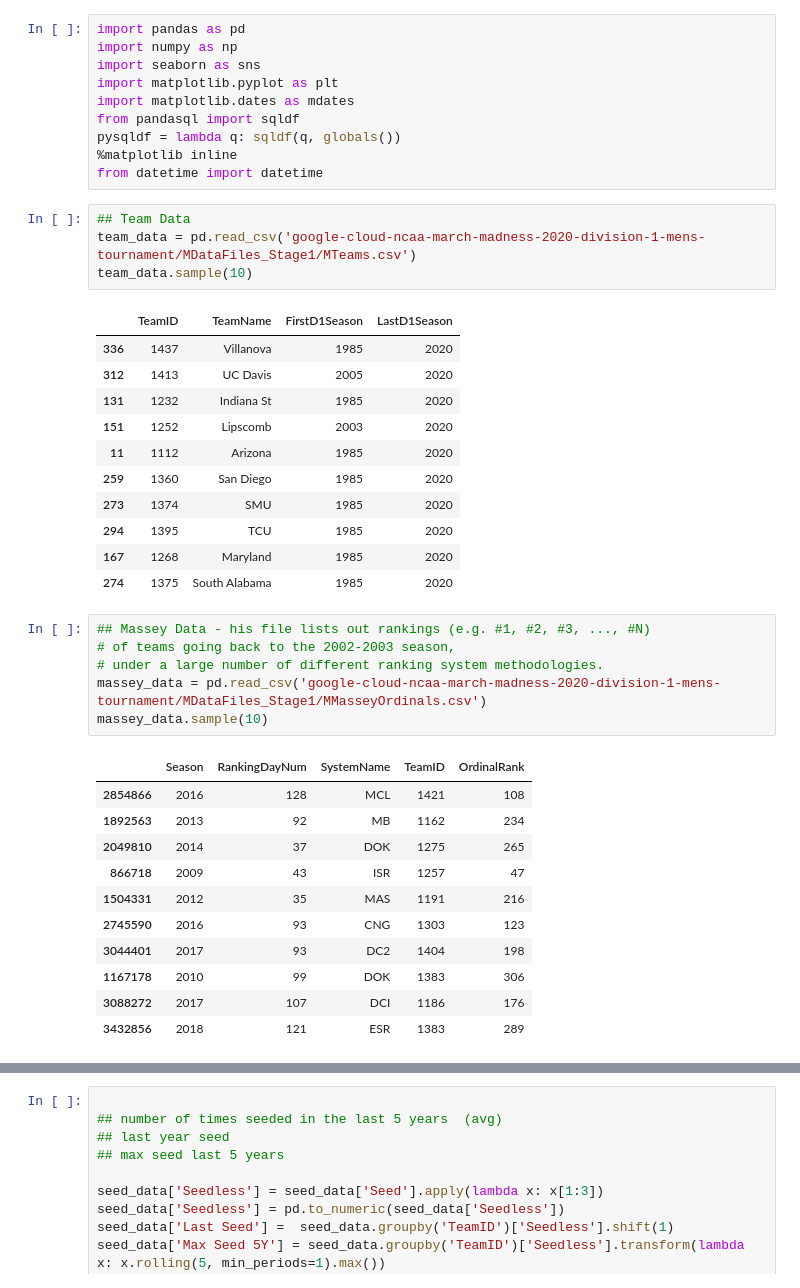
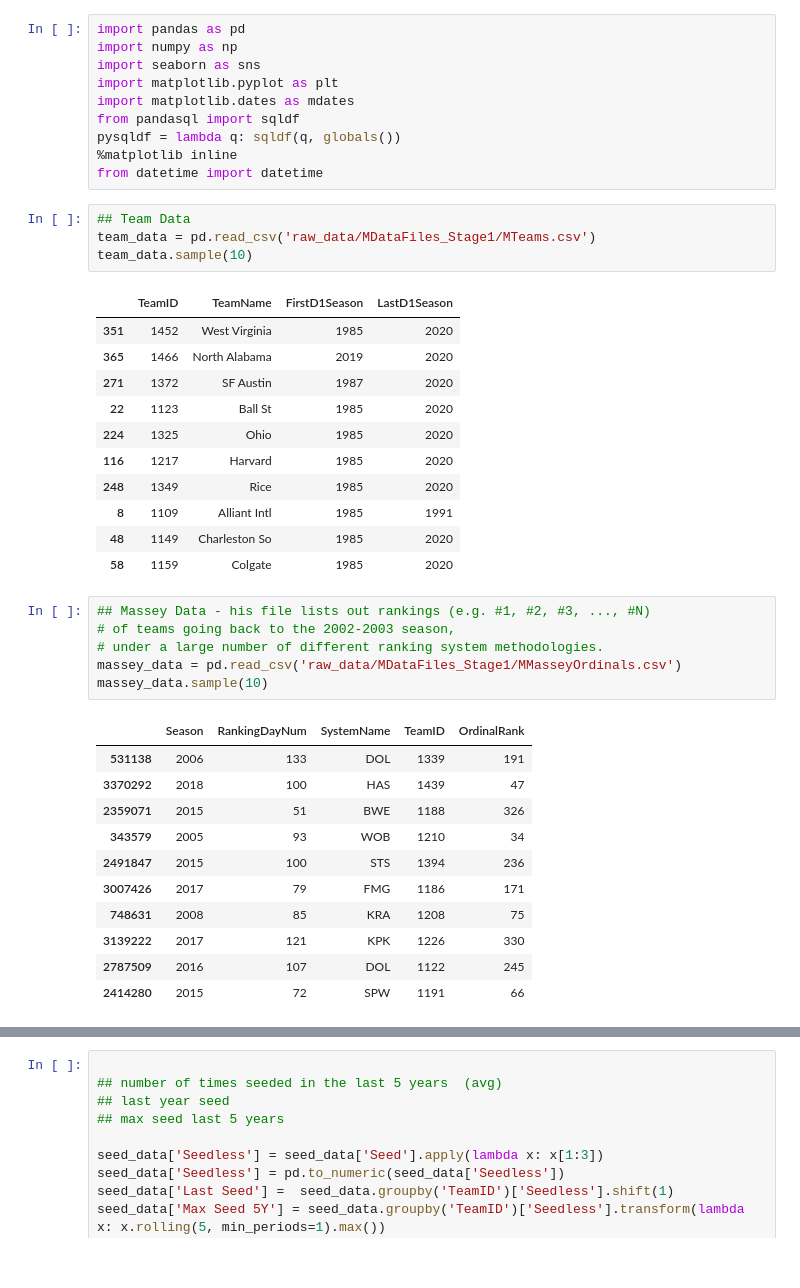
Before and after one commit to deniszgonjanin/ncaa2020, a Jupyter notebook: Mens_NCAA.ipynb, the cells around one changed output, grey strips where cells are left out. Cells and saved outputs as stored; diff of their text form.

```diff
--- a/Mens_NCAA.ipynb
+++ b/Mens_NCAA.ipynb
@@ -15,38 +15,38 @@ pysqldf = lambda q: sqldf(q, globals())
 from datetime import datetime
 # %%
 ## Team Data
-team_data = pd.read_csv('google-cloud-ncaa-march-madness-2020-division-1-mens-tournament/MDataFiles_Stage1/MTeams.csv')
+team_data = pd.read_csv('raw_data/MDataFiles_Stage1/MTeams.csv')
 team_data.sample(10)
 # %% [output]
 |  | TeamID | TeamName | FirstD1Season | LastD1Season |
-| 336 | 1437 | Villanova | 1985 | 2020 |
-| 312 | 1413 | UC Davis | 2005 | 2020 |
-| 131 | 1232 | Indiana St | 1985 | 2020 |
-| 151 | 1252 | Lipscomb | 2003 | 2020 |
-| 11 | 1112 | Arizona | 1985 | 2020 |
-| 259 | 1360 | San Diego | 1985 | 2020 |
-| 273 | 1374 | SMU | 1985 | 2020 |
-| 294 | 1395 | TCU | 1985 | 2020 |
-| 167 | 1268 | Maryland | 1985 | 2020 |
-| 274 | 1375 | South Alabama | 1985 | 2020 |
+| 351 | 1452 | West Virginia | 1985 | 2020 |
+| 365 | 1466 | North Alabama | 2019 | 2020 |
+| 271 | 1372 | SF Austin | 1987 | 2020 |
+| 22 | 1123 | Ball St | 1985 | 2020 |
+| 224 | 1325 | Ohio | 1985 | 2020 |
+| 116 | 1217 | Harvard | 1985 | 2020 |
+| 248 | 1349 | Rice | 1985 | 2020 |
+| 8 | 1109 | Alliant Intl | 1985 | 1991 |
+| 48 | 1149 | Charleston So | 1985 | 2020 |
+| 58 | 1159 | Colgate | 1985 | 2020 |
 # %%
 ## Massey Data - his file lists out rankings (e.g. #1, #2, #3, ..., #N)
 # of teams going back to the 2002-2003 season,
 # under a large number of different ranking system methodologies.
-massey_data = pd.read_csv('google-cloud-ncaa-march-madness-2020-division-1-mens-tournament/MDataFiles_Stage1/MMasseyOrdinals.csv')
+massey_data = pd.read_csv('raw_data/MDataFiles_Stage1/MMasseyOrdinals.csv')
 massey_data.sample(10)
 # %% [output]
 |  | Season | RankingDayNum | SystemName | TeamID | OrdinalRank |
-| 2854866 | 2016 | 128 | MCL | 1421 | 108 |
-| 1892563 | 2013 | 92 | MB | 1162 | 234 |
-| 2049810 | 2014 | 37 | DOK | 1275 | 265 |
-| 866718 | 2009 | 43 | ISR | 1257 | 47 |
-| 1504331 | 2012 | 35 | MAS | 1191 | 216 |
-| 2745590 | 2016 | 93 | CNG | 1303 | 123 |
-| 3044401 | 2017 | 93 | DC2 | 1404 | 198 |
-| 1167178 | 2010 | 99 | DOK | 1383 | 306 |
-| 3088272 | 2017 | 107 | DCI | 1186 | 176 |
-| 3432856 | 2018 | 121 | ESR | 1383 | 289 |
+| 531138 | 2006 | 133 | DOL | 1339 | 191 |
+| 3370292 | 2018 | 100 | HAS | 1439 | 47 |
+| 2359071 | 2015 | 51 | BWE | 1188 | 326 |
+| 343579 | 2005 | 93 | WOB | 1210 | 34 |
+| 2491847 | 2015 | 100 | STS | 1394 | 236 |
+| 3007426 | 2017 | 79 | FMG | 1186 | 171 |
+| 748631 | 2008 | 85 | KRA | 1208 | 75 |
+| 3139222 | 2017 | 121 | KPK | 1226 | 330 |
+| 2787509 | 2016 | 107 | DOL | 1122 | 245 |
+| 2414280 | 2015 | 72 | SPW | 1191 | 66 |
 # %%
 ## Seed Data - This file identifies the seeds for all teams in each NCAA® tournament,
 # for all seasons of historical data. Thus, there are between 64-68 rows for each year,
```
Also changed, not shown: parts of 20 cells of this notebook, 2 other files.
